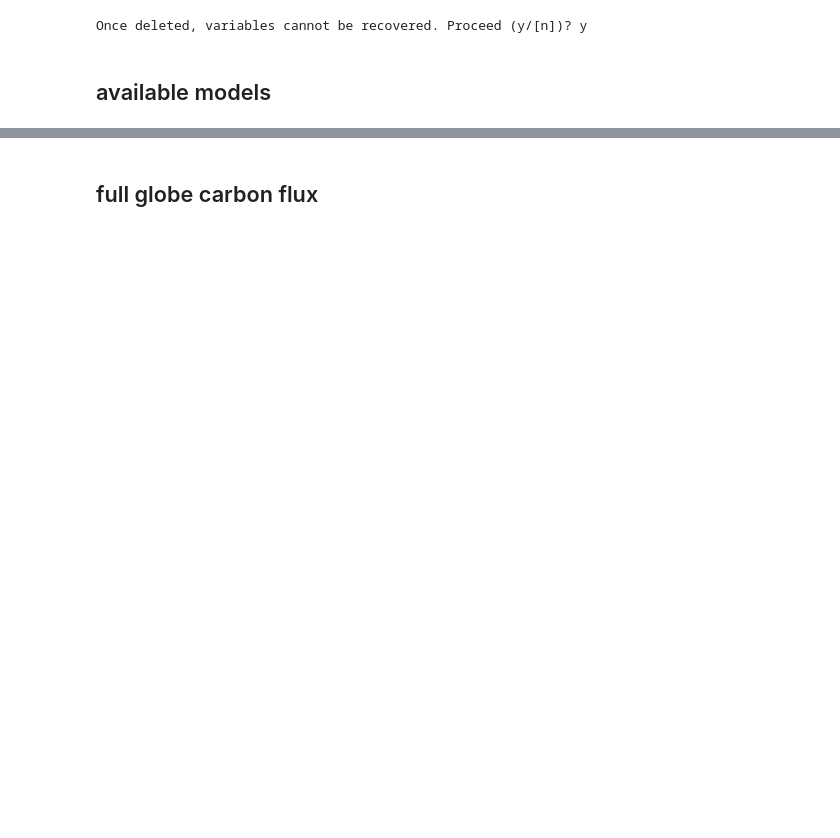
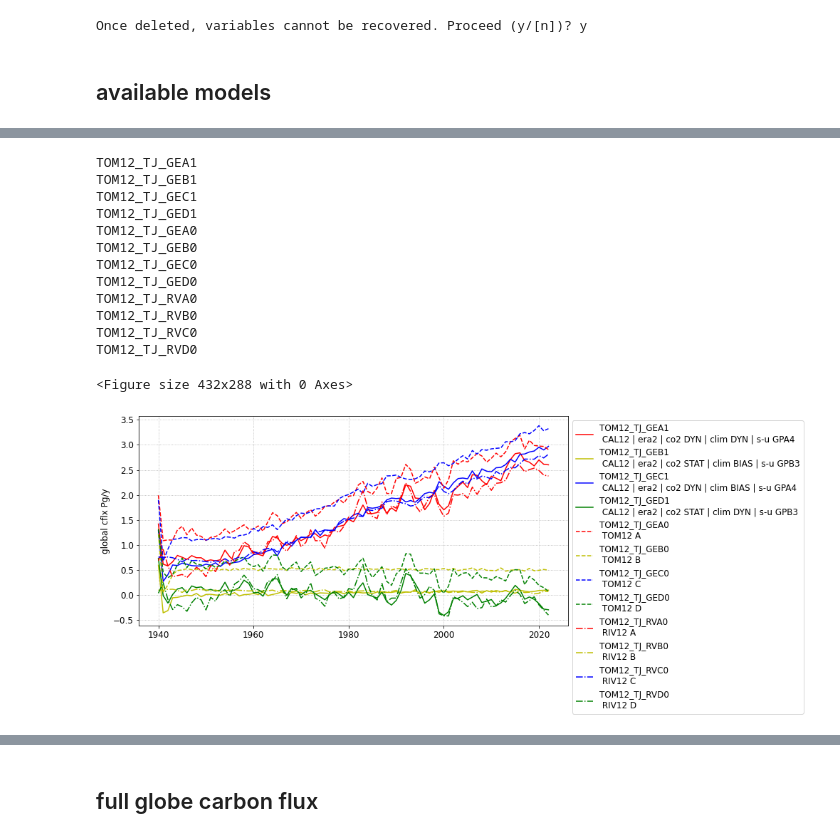
Before and after one commit to tjarnikova/SOZONE, a Jupyter notebook: GCB2023-visualiseAndMonitor/spinupMonitorFromBreakdowns.ipynb, the cells around one changed output, grey strips where cells are left out. Saved outputs shown, nothing was run; the diff lists cells and outputs as text; code cells hidden in the pictures; blank space fills up the shorter version.

```diff
--- a/GCB2023-visualiseAndMonitor/spinupMonitorFromBreakdowns.ipynb
+++ b/GCB2023-visualiseAndMonitor/spinupMonitorFromBreakdowns.ipynb
@@ -157,0 +264,50 @@ models = ['TOM12_TJ_GPA2','TOM12_TJ_GPA1','TOM12_TJ_GPB0','TOM12_TJ_GPB1',\
+# %%
+models = ['TOM12_TJ_GEA1','TOM12_TJ_GEB1','TOM12_TJ_GEC1' ,'TOM12_TJ_GED1',
+          'TOM12_TJ_GEA0','TOM12_TJ_GEB0','TOM12_TJ_GEC0' ,'TOM12_TJ_GED0',
+          'TOM12_TJ_RVA0','TOM12_TJ_RVB0','TOM12_TJ_RVC0' ,'TOM12_TJ_RVD0',
+       ]
+
+tvar = 'Cflx_total'
+ttit = 'Cflx, pgC_yr'
+
+plt.figure()
+
+
+fact = 0.9
+fig, axs = plt.subplots(1,1, figsize=(12*fact, 6*fact), facecolor='w', edgecolor='k')
+# axs = axs.ravel()
+
+ind = 0
+for i in range(0,len(models)):
+    tmod = models[i]
+    print(tmod)
+
+    tdat = pd.read_csv(f'/gpfs/home/mep22dku/scratch/ModelRuns//{tmod}/breakdown.sur.annual.dat', sep='\t')
+    tcol = mod[tmod]['color']
+    tlin = mod[tmod]['linestyle']
+    tdesc = mod[tmod]['desc']
+
+    tdat = pd.read_csv(f'/gpfs/home/mep22dku/scratch/ModelRuns//{tmod}/breakdown.sur.annual.dat', sep='\t')
+    year = tdat.year[2:].to_numpy().astype(float)
+    Cflx_total = tdat.Cflx[2:].to_numpy().astype(float)
+    filt = (year>1700)
+    axs.plot(year[filt],Cflx_total[filt], linestyle = tlin, color = tcol, label = f'{tmod} \n {tdesc}')
+
+    axs.legend(ncol = 1, bbox_to_anchor = [1, 1])
+    axs.set_ylabel('global cflx Pg/y')
+    axs.grid(linestyle = ':')
+# %% [output]
+TOM12_TJ_GEA1
+TOM12_TJ_GEB1
+TOM12_TJ_GEC1
+TOM12_TJ_GED1
+TOM12_TJ_GEA0
+TOM12_TJ_GEB0
+TOM12_TJ_GEC0
+TOM12_TJ_GED0
+TOM12_TJ_RVA0
+TOM12_TJ_RVB0
+TOM12_TJ_RVC0
+TOM12_TJ_RVD0
+<Figure size 432x288 with 0 Axes>
+[figure, added]
```
Also changed, not shown: parts of 17 cells of this notebook, 4 other files.
